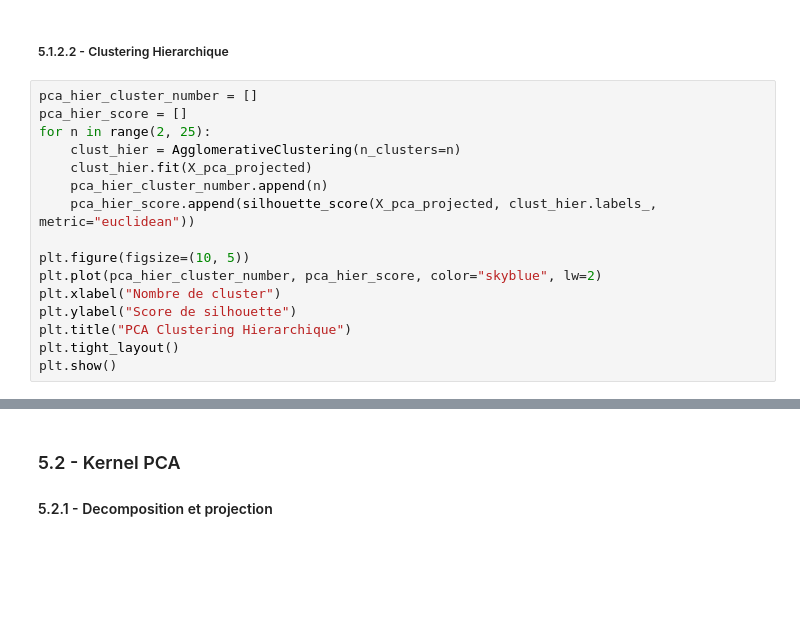
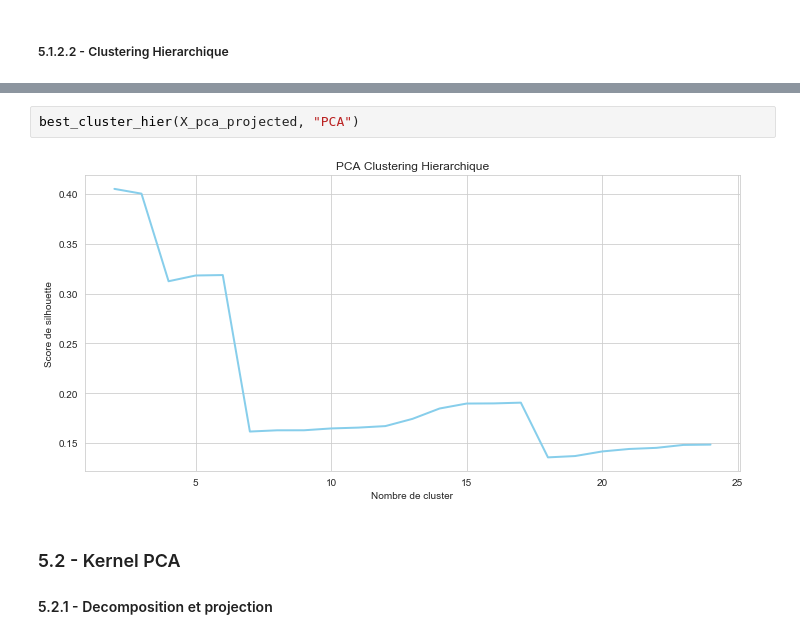
Before and after one commit to Julien-Martin/OC-IML-P4, a Jupyter notebook: Modeling with dask.ipynb, the cells around one changed output, grey strips where cells are left out. Drawn from its saved outputs; the diff is of its cells as text; blank space fills up the shorter version.

```diff
--- a/Modeling with dask.ipynb
+++ b/Modeling with dask.ipynb
@@ -297,18 +342,2 @@ plt.show()
 # %% [markdown]
 ##### 5.1.2.2 - Clustering Hierarchique
-# %%
-pca_hier_cluster_number = []
-pca_hier_score = []
-for n in range(2, 25):
-    clust_hier = AgglomerativeClustering(n_clusters=n)
-    clust_hier.fit(X_pca_projected)
-    pca_hier_cluster_number.append(n)
-    pca_hier_score.append(silhouette_score(X_pca_projected, clust_hier.labels_, metric="euclidean"))
-
-plt.figure(figsize=(10, 5))
-plt.plot(pca_hier_cluster_number, pca_hier_score, color="skyblue", lw=2)
-plt.xlabel("Nombre de cluster")
-plt.ylabel("Score de silhouette")
-plt.title("PCA Clustering Hierarchique")
-plt.tight_layout()
-plt.show()
@@ -317,3 +344,7 @@ plt.show()
+# %%
+best_cluster_hier(X_pca_projected, "PCA")
+# %% [output]
+[figure, added]
 # %% [markdown]
 ### 5.2 -  Kernel PCA
 #### 5.2.1 - Decomposition et projection
```
Also changed, not shown: parts of 183 cells of this notebook.
